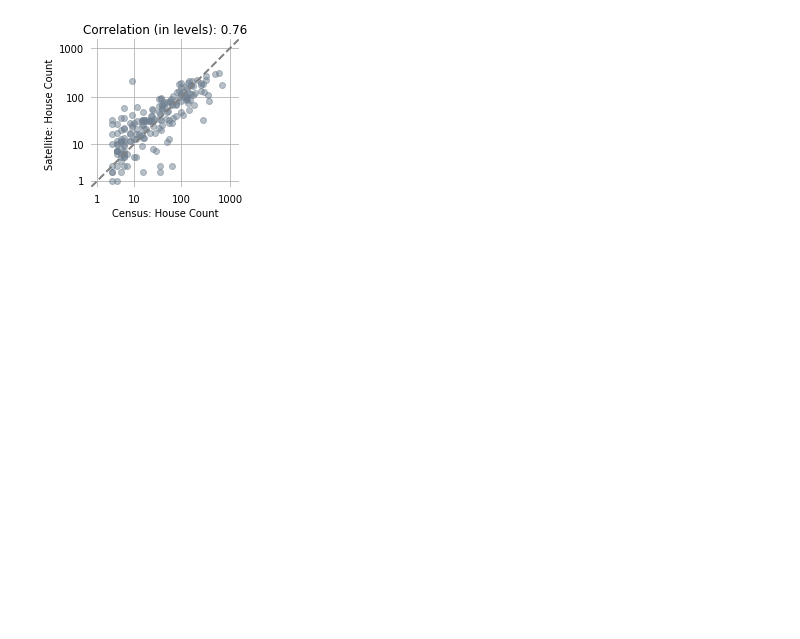
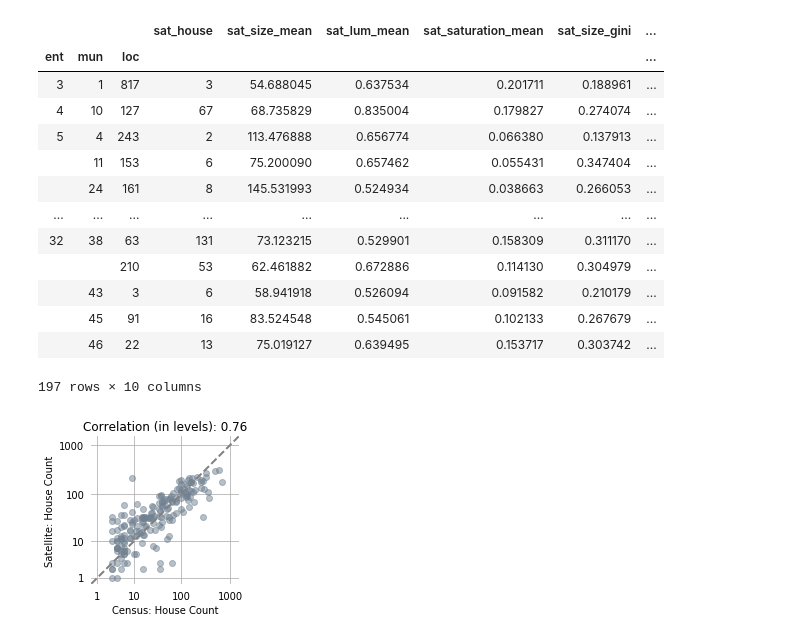
Before and after one commit to luna983/beyond-nightlight, a Jupyter notebook: exp0_step6_Validate.ipynb, the cells around one changed output. Saved outputs shown, nothing was run; the diff lists cells and outputs as text; code cells hidden in the pictures; blank space fills up the shorter version.

```diff
--- a/exp0_step6_Validate.ipynb
+++ b/exp0_step6_Validate.ipynb
@@ -149,3 +214,20 @@ df_group[['sat_size_mean', 'sat_size_sum']] *= (
+# %%
+df_group
+# %% [output]
+|  |  |  | sat_house | sat_size_mean | sat_lum_mean | sat_saturation_mean | sat_size_gini | ... |
+| ent | mun | loc |  |  |  |  |  | ... |
+| 3 | 1 | 817 | 3 | 54.688045 | 0.637534 | 0.201711 | 0.188961 | ... |
+| 4 | 10 | 127 | 67 | 68.735829 | 0.835004 | 0.179827 | 0.274074 | ... |
+| 5 | 4 | 243 | 2 | 113.476888 | 0.656774 | 0.066380 | 0.137913 | ... |
+|  | 11 | 153 | 6 | 75.200090 | 0.657462 | 0.055431 | 0.347404 | ... |
+|  | 24 | 161 | 8 | 145.531993 | 0.524934 | 0.038663 | 0.266053 | ... |
+| ... | ... | ... | ... | ... | ... | ... | ... | ... |
+| 32 | 38 | 63 | 131 | 73.123215 | 0.529901 | 0.158309 | 0.311170 | ... |
+|  |  | 210 | 53 | 62.461882 | 0.672886 | 0.114130 | 0.304979 | ... |
+|  | 43 | 3 | 6 | 58.941918 | 0.526094 | 0.091582 | 0.210179 | ... |
+|  | 45 | 91 | 16 | 83.524548 | 0.545061 | 0.102133 | 0.267679 | ... |
+|  | 46 | 22 | 13 | 75.019127 | 0.639495 | 0.153717 | 0.303742 | ... |
+197 rows × 10 columns
 # %%
 # drop outliers
 df_group = df_group.loc[
```
Also changed, not shown: parts of 16 cells of this notebook, 2 other files.
